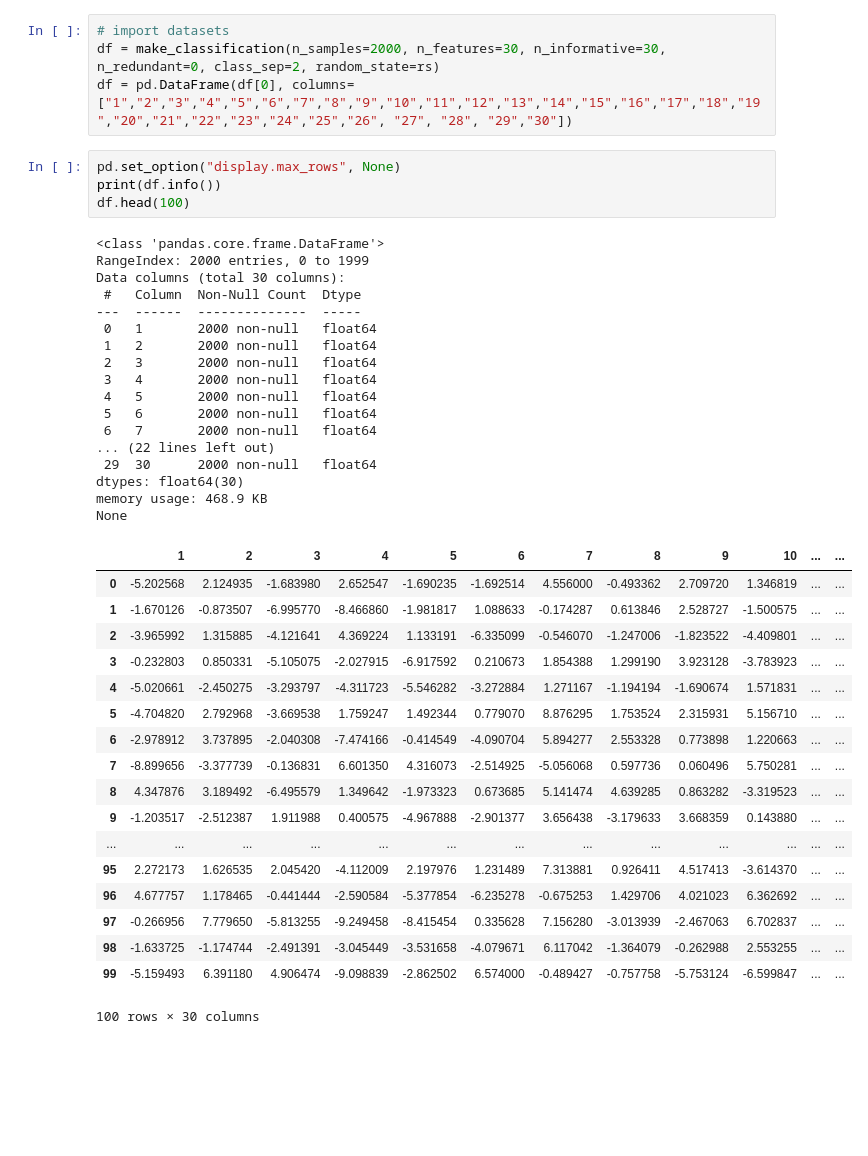
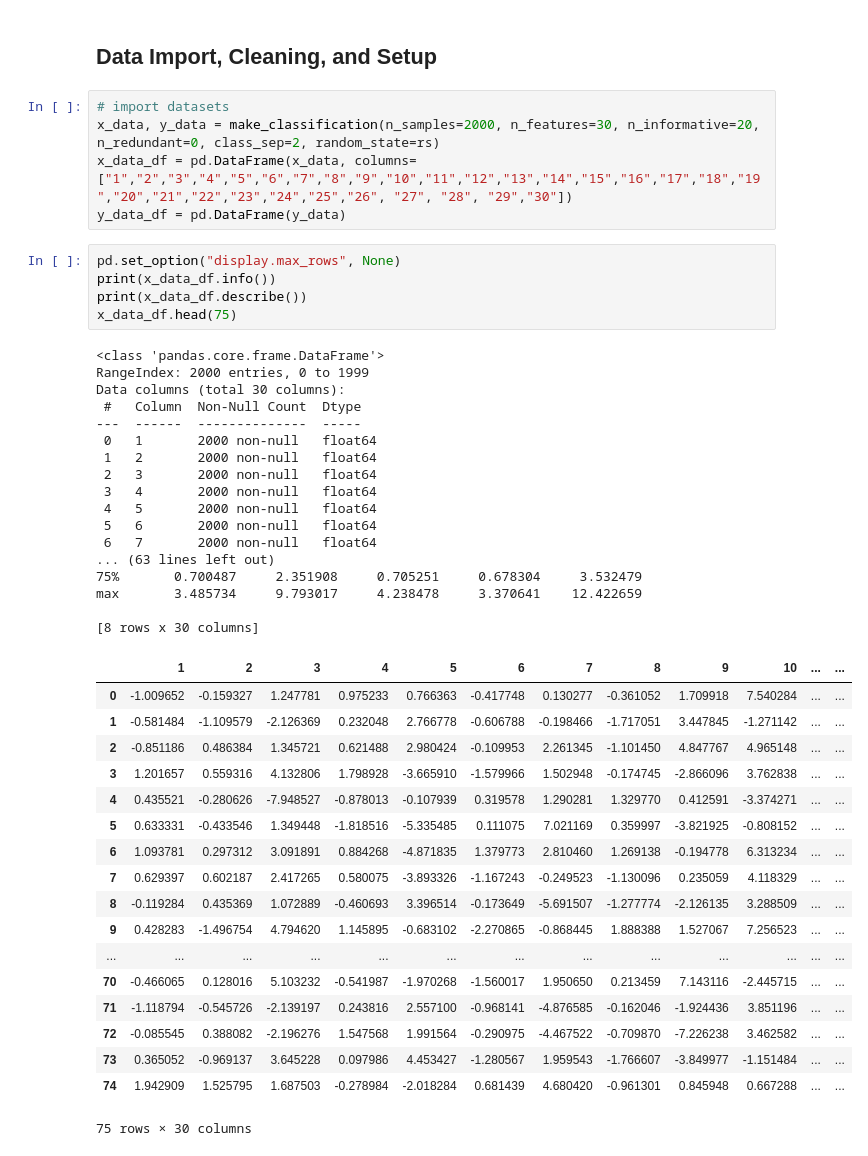
Before and after one commit to mbhimasani/Assignment_1, a Jupyter notebook: dataset_2_learners.ipynb, the cells around one changed output. Drawn from its saved outputs; the diff is of its cells as text; blank space fills up the shorter version.

```diff
--- a/dataset_2_learners.ipynb
+++ b/dataset_2_learners.ipynb
@@ -20,45 +32,49 @@ rs = 142
+# %% [markdown]
+<h2>Data Import, Cleaning, and Setup</h2>
 # %%
 # import datasets
-df = make_classification(n_samples=2000, n_features=30, n_informative=30, n_redundant=0, class_sep=2, random_state=rs)
-df = pd.DataFrame(df[0], columns=["1","2","3","4","5","6","7","8","9","10","11","12","13","14","15","16","17","18","19","20","21","22","23","24","25","26", "27", "28", "29","30"])
+x_data, y_data = make_classification(n_samples=2000, n_features=30, n_informative=20, n_redundant=0, class_sep=2, random_state=rs)
+x_data_df = pd.DataFrame(x_data, columns=["1","2","3","4","5","6","7","8","9","10","11","12","13","14","15","16","17","18","19","20","21","22","23","24","25","26", "27", "28", "29","30"])
+y_data_df = pd.DataFrame(y_data)
 # %%
 pd.set_option("display.max_rows", None)
-print(df.info())
-df.head(100)
+print(x_data_df.info())
+print(x_data_df.describe())
+x_data_df.head(75)
 # %% [output]
 <class 'pandas.core.frame.DataFrame'>
 RangeIndex: 2000 entries, 0 to 1999
 Data columns (total 30 columns):
  #   Column  Non-Null Count  Dtype
 ---  ------  --------------  -----
  0   1       2000 non-null   float64
  1   2       2000 non-null   float64
  2   3       2000 non-null   float64
  3   4       2000 non-null   float64
  4   5       2000 non-null   float64
  5   6       2000 non-null   float64
  6   7       2000 non-null   float64
-... (22 lines left out)
- 29  30      2000 non-null   float64
-dtypes: float64(30)
-memory usage: 468.9 KB
-None
+... (63 lines left out)
+75%       0.700487     2.351908     0.705251     0.678304     3.532479
+max       3.485734     9.793017     4.238478     3.370641    12.422659
+
+[8 rows x 30 columns]
 |  | 1 | 2 | 3 | 4 | 5 | 6 | 7 | 8 | 9 | 10 | ... | ... |
-| 0 | -5.202568 | 2.124935 | -1.683980 | 2.652547 | -1.690235 | -1.692514 | 4.556000 | -0.493362 | 2.709720 | 1.346819 | ... | ... |
-| 1 | -1.670126 | -0.873507 | -6.995770 | -8.466860 | -1.981817 | 1.088633 | -0.174287 | 0.613846 | 2.528727 | -1.500575 | ... | ... |
-| 2 | -3.965992 | 1.315885 | -4.121641 | 4.369224 | 1.133191 | -6.335099 | -0.546070 | -1.247006 | -1.823522 | -4.409801 | ... | ... |
-| 3 | -0.232803 | 0.850331 | -5.105075 | -2.027915 | -6.917592 | 0.210673 | 1.854388 | 1.299190 | 3.923128 | -3.783923 | ... | ... |
-| 4 | -5.020661 | -2.450275 | -3.293797 | -4.311723 | -5.546282 | -3.272884 | 1.271167 | -1.194194 | -1.690674 | 1.571831 | ... | ... |
-| 5 | -4.704820 | 2.792968 | -3.669538 | 1.759247 | 1.492344 | 0.779070 | 8.876295 | 1.753524 | 2.315931 | 5.156710 | ... | ... |
-| 6 | -2.978912 | 3.737895 | -2.040308 | -7.474166 | -0.414549 | -4.090704 | 5.894277 | 2.553328 | 0.773898 | 1.220663 | ... | ... |
-| 7 | -8.899656 | -3.377739 | -0.136831 | 6.601350 | 4.316073 | -2.514925 | -5.056068 | 0.597736 | 0.060496 | 5.750281 | ... | ... |
-| 8 | 4.347876 | 3.189492 | -6.495579 | 1.349642 | -1.973323 | 0.673685 | 5.141474 | 4.639285 | 0.863282 | -3.319523 | ... | ... |
-| 9 | -1.203517 | -2.512387 | 1.911988 | 0.400575 | -4.967888 | -2.901377 | 3.656438 | -3.179633 | 3.668359 | 0.143880 | ... | ... |
+| 0 | -1.009652 | -0.159327 | 1.247781 | 0.975233 | 0.766363 | -0.417748 | 0.130277 | -0.361052 | 1.709918 | 7.540284 | ... | ... |
+| 1 | -0.581484 | -1.109579 | -2.126369 | 0.232048 | 2.766778 | -0.606788 | -0.198466 | -1.717051 | 3.447845 | -1.271142 | ... | ... |
+| 2 | -0.851186 | 0.486384 | 1.345721 | 0.621488 | 2.980424 | -0.109953 | 2.261345 | -1.101450 | 4.847767 | 4.965148 | ... | ... |
+| 3 | 1.201657 | 0.559316 | 4.132806 | 1.798928 | -3.665910 | -1.579966 | 1.502948 | -0.174745 | -2.866096 | 3.762838 | ... | ... |
+| 4 | 0.435521 | -0.280626 | -7.948527 | -0.878013 | -0.107939 | 0.319578 | 1.290281 | 1.329770 | 0.412591 | -3.374271 | ... | ... |
+| 5 | 0.633331 | -0.433546 | 1.349448 | -1.818516 | -5.335485 | 0.111075 | 7.021169 | 0.359997 | -3.821925 | -0.808152 | ... | ... |
+| 6 | 1.093781 | 0.297312 | 3.091891 | 0.884268 | -4.871835 | 1.379773 | 2.810460 | 1.269138 | -0.194778 | 6.313234 | ... | ... |
+| 7 | 0.629397 | 0.602187 | 2.417265 | 0.580075 | -3.893326 | -1.167243 | -0.249523 | -1.130096 | 0.235059 | 4.118329 | ... | ... |
+| 8 | -0.119284 | 0.435369 | 1.072889 | -0.460693 | 3.396514 | -0.173649 | -5.691507 | -1.277774 | -2.126135 | 3.288509 | ... | ... |
+| 9 | 0.428283 | -1.496754 | 4.794620 | 1.145895 | -0.683102 | -2.270865 | -0.868445 | 1.888388 | 1.527067 | 7.256523 | ... | ... |
 | ... | ... | ... | ... | ... | ... | ... | ... | ... | ... | ... | ... | ... |
-| 95 | 2.272173 | 1.626535 | 2.045420 | -4.112009 | 2.197976 | 1.231489 | 7.313881 | 0.926411 | 4.517413 | -3.614370 | ... | ... |
-| 96 | 4.677757 | 1.178465 | -0.441444 | -2.590584 | -5.377854 | -6.235278 | -0.675253 | 1.429706 | 4.021023 | 6.362692 | ... | ... |
-| 97 | -0.266956 | 7.779650 | -5.813255 | -9.249458 | -8.415454 | 0.335628 | 7.156280 | -3.013939 | -2.467063 | 6.702837 | ... | ... |
-| 98 | -1.633725 | -1.174744 | -2.491391 | -3.045449 | -3.531658 | -4.079671 | 6.117042 | -1.364079 | -0.262988 | 2.553255 | ... | ... |
-| 99 | -5.159493 | 6.391180 | 4.906474 | -9.098839 | -2.862502 | 6.574000 | -0.489427 | -0.757758 | -5.753124 | -6.599847 | ... | ... |
+| 70 | -0.466065 | 0.128016 | 5.103232 | -0.541987 | -1.970268 | -1.560017 | 1.950650 | 0.213459 | 7.143116 | -2.445715 | ... | ... |
+| 71 | -1.118794 | -0.545726 | -2.139197 | 0.243816 | 2.557100 | -0.968141 | -4.876585 | -0.162046 | -1.924436 | 3.851196 | ... | ... |
+| 72 | -0.085545 | 0.388082 | -2.196276 | 1.547568 | 1.991564 | -0.290975 | -4.467522 | -0.709870 | -7.226238 | 3.462582 | ... | ... |
+| 73 | 0.365052 | -0.969137 | 3.645228 | 0.097986 | 4.453427 | -1.280567 | 1.959543 | -1.766607 | -3.849977 | -1.151484 | ... | ... |
+| 74 | 1.942909 | 1.525795 | 1.687503 | -0.278984 | -2.018284 | 0.681439 | 4.680420 | -0.961301 | 0.845948 | 0.667288 | ... | ... |
-100 rows × 30 columns
+75 rows × 30 columns
 # %%
```
Also changed, not shown: parts of 11 cells of this notebook.
